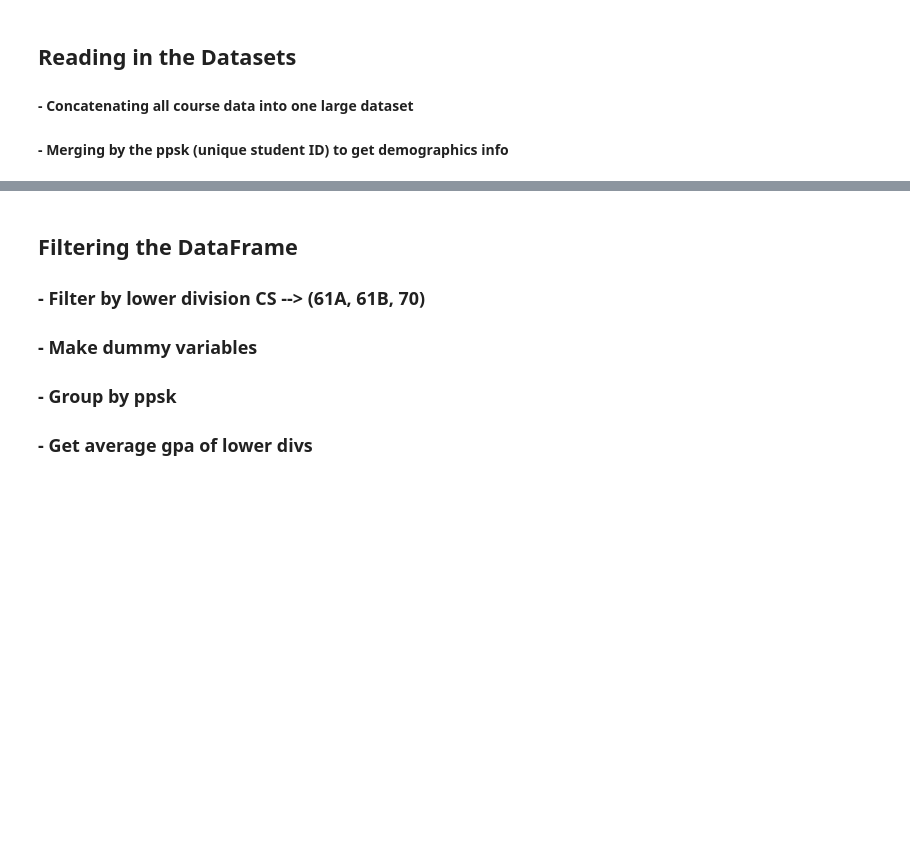
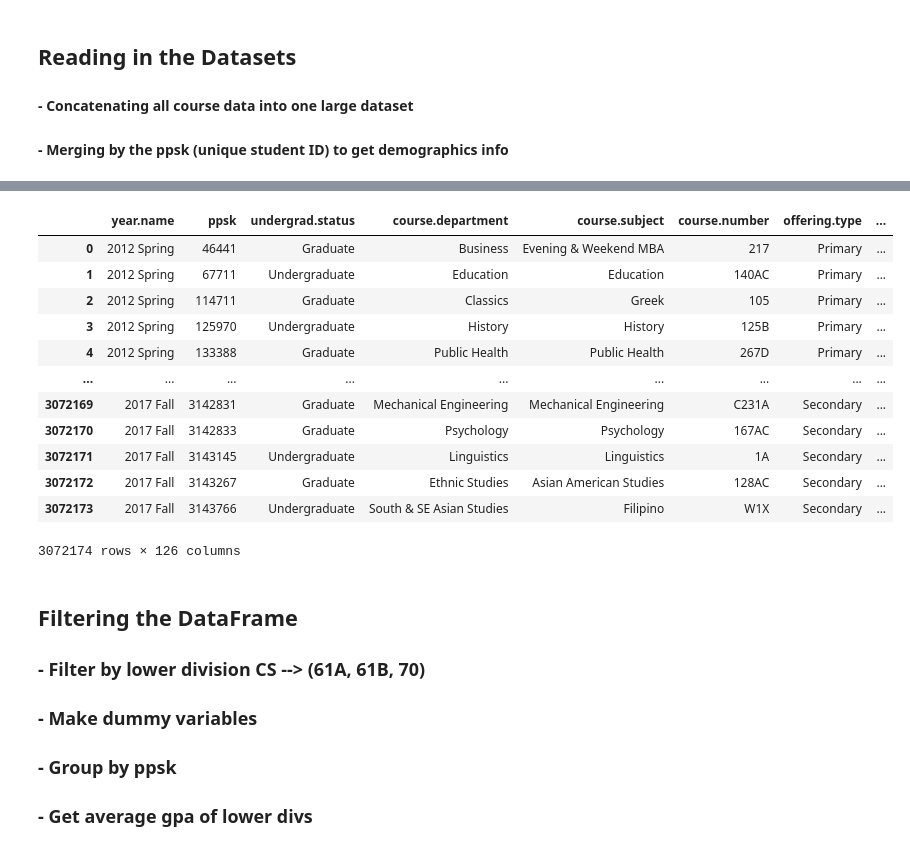
Before and after one commit to ShreyaAyyagari01/WITI-Research, a Jupyter notebook: Research - Predictive Modeling.ipynb, the cells around one changed output, grey strips where cells are left out. Cells and saved outputs as stored; diff of their text form; code cells hidden in the pictures; blank space fills up the shorter version.

```diff
--- a/Research - Predictive Modeling.ipynb
+++ b/Research - Predictive Modeling.ipynb
@@ -20,6 +35,21 @@ course_data = pd.concat([courses_2012, courses_2013, courses_2014, courses_2015,
 # %%
 #merging by ppsk
 student_data = pd.merge(course_data, ppsk, on = 'ppsk', how='left')
+student_data
+# %% [output]
+|  | year.name | ppsk | undergrad.status | course.department | course.subject | course.number | offering.type | ... |
+| 0 | 2012 Spring | 46441 | Graduate | Business | Evening & Weekend MBA | 217 | Primary | ... |
+| 1 | 2012 Spring | 67711 | Undergraduate | Education | Education | 140AC | Primary | ... |
+| 2 | 2012 Spring | 114711 | Graduate | Classics | Greek | 105 | Primary | ... |
+| 3 | 2012 Spring | 125970 | Undergraduate | History | History | 125B | Primary | ... |
+| 4 | 2012 Spring | 133388 | Graduate | Public Health | Public Health | 267D | Primary | ... |
+| ... | ... | ... | ... | ... | ... | ... | ... | ... |
+| 3072169 | 2017 Fall | 3142831 | Graduate | Mechanical Engineering | Mechanical Engineering | C231A | Secondary | ... |
+| 3072170 | 2017 Fall | 3142833 | Graduate | Psychology | Psychology | 167AC | Secondary | ... |
+| 3072171 | 2017 Fall | 3143145 | Undergraduate | Linguistics | Linguistics | 1A | Secondary | ... |
+| 3072172 | 2017 Fall | 3143267 | Graduate | Ethnic Studies | Asian American Studies | 128AC | Secondary | ... |
+| 3072173 | 2017 Fall | 3143766 | Undergraduate | South & SE Asian Studies | Filipino | W1X | Secondary | ... |
+3072174 rows × 126 columns
 # %% [markdown]
 ## Filtering the DataFrame
 
```
Also changed, not shown: parts of 9 cells of this notebook.
